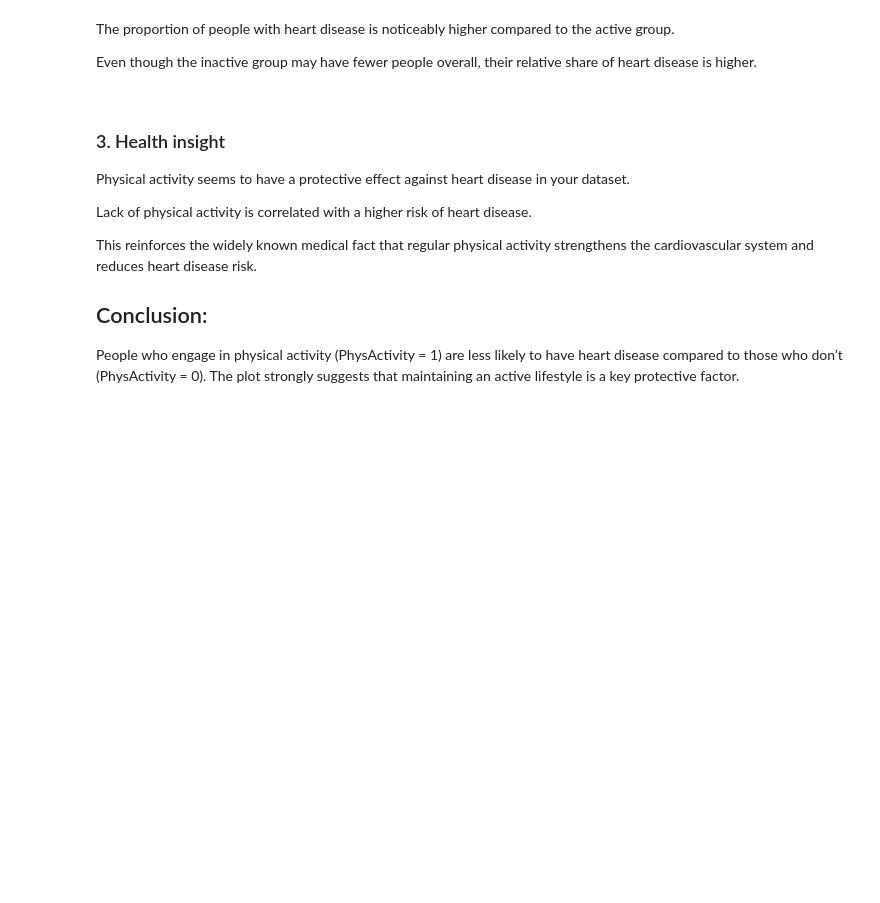
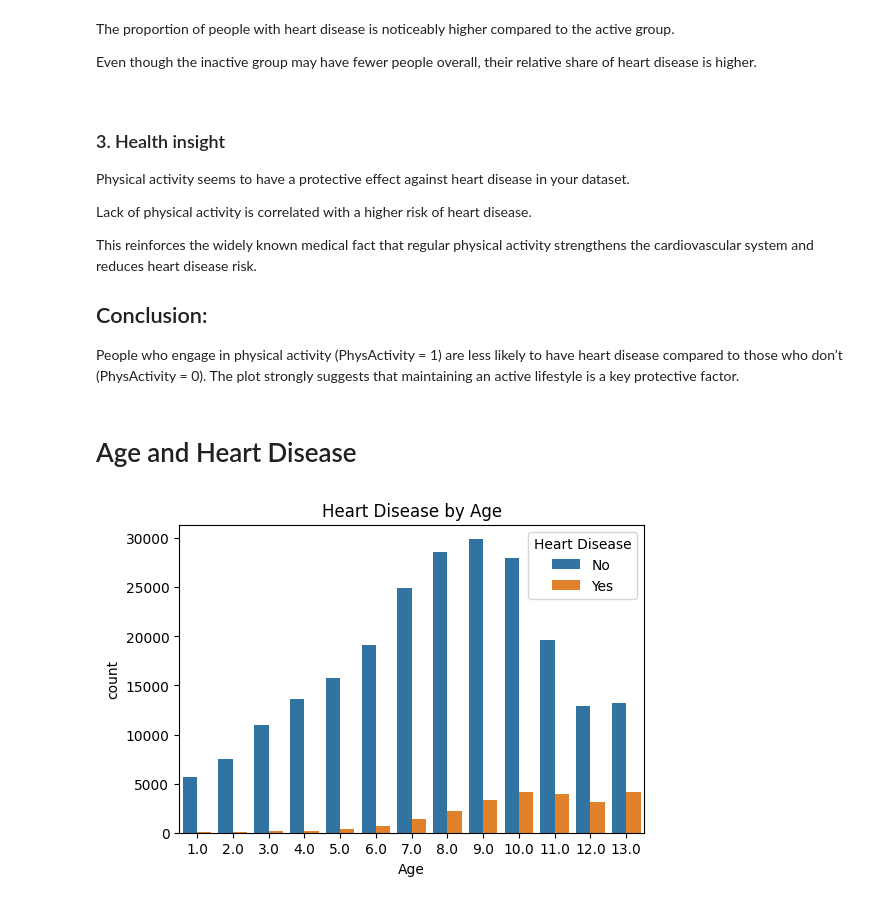
Before and after one commit to ahmed2005hussen/DEPI_Final_Project, a Jupyter notebook: main.ipynb, the cells around one changed output. Saved outputs shown, nothing was run; the diff lists cells and outputs as text; code cells hidden in the pictures; blank space fills up the shorter version.

Commit message:
Added new plots Age and Heart Disease

```diff
--- a/main.ipynb
+++ b/main.ipynb
@@ -653,3 +653,13 @@ This reinforces the widely known medical fact that regular physical activity str
 
 ## Conclusion:
 People who engage in physical activity (PhysActivity = 1) are less likely to have heart disease compared to those who don’t (PhysActivity = 0). The plot strongly suggests that maintaining an active lifestyle is a key protective factor.
+# %% [markdown]
+# Age and Heart Disease
+# %%
+plt.figure(figsize=(6,4))
+sns.countplot(data = df, x = "Age", hue="HeartDiseaseorAttack")
+plt.title("Heart Disease by Age")
+plt.legend(title="Heart Disease", labels=["No", "Yes"])
+plt.show()
+# %% [output]
+[figure, added]
```
Also changed, not shown: parts of 1 cell of this notebook.
